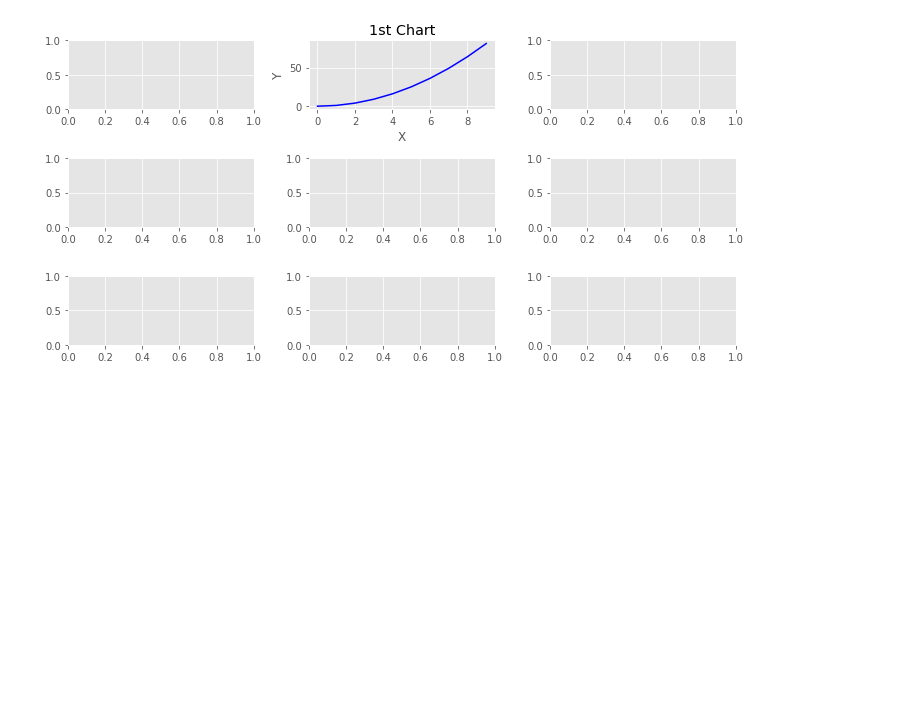
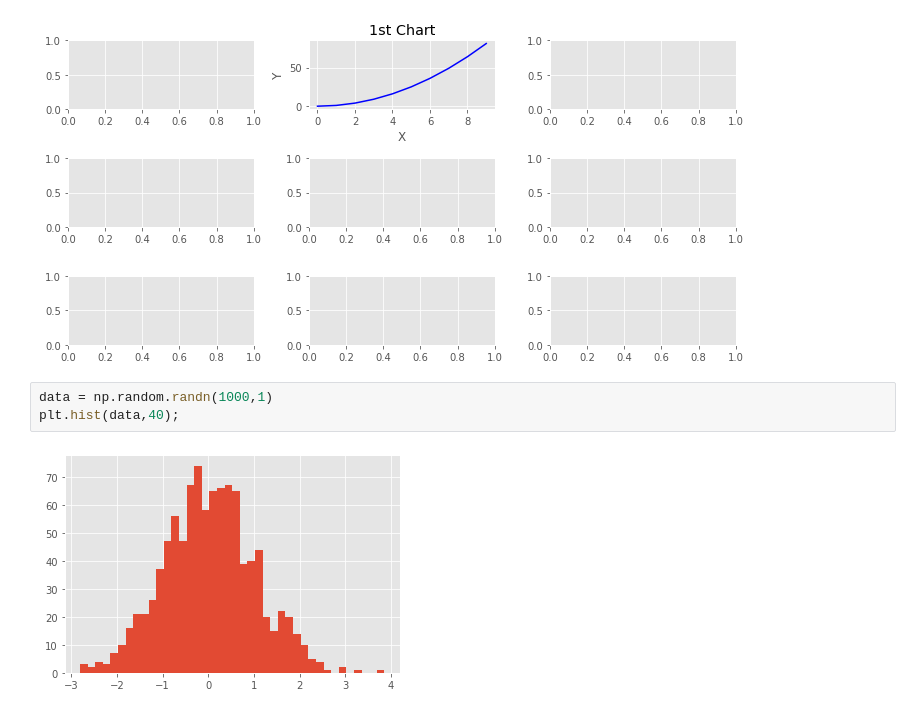
Before and after one commit to kazimosiurahman/Data_viz, a Jupyter notebook: data_viz.ipynb, the cells around one changed output. Drawn from its saved outputs; the diff is of its cells as text; blank space fills up the shorter version.

```diff
--- a/data_viz.ipynb
+++ b/data_viz.ipynb
@@ -142,3 +142,8 @@ ax[0,1].set_title("1st Chart",color='black')
 plt.tight_layout()
 # %% [output]
 [figure]
+# %%
+data = np.random.randn(1000,1)
+plt.hist(data,40);
+# %% [output]
+[figure, added]
```
Also changed, not shown: parts of 2 cells of this notebook.
